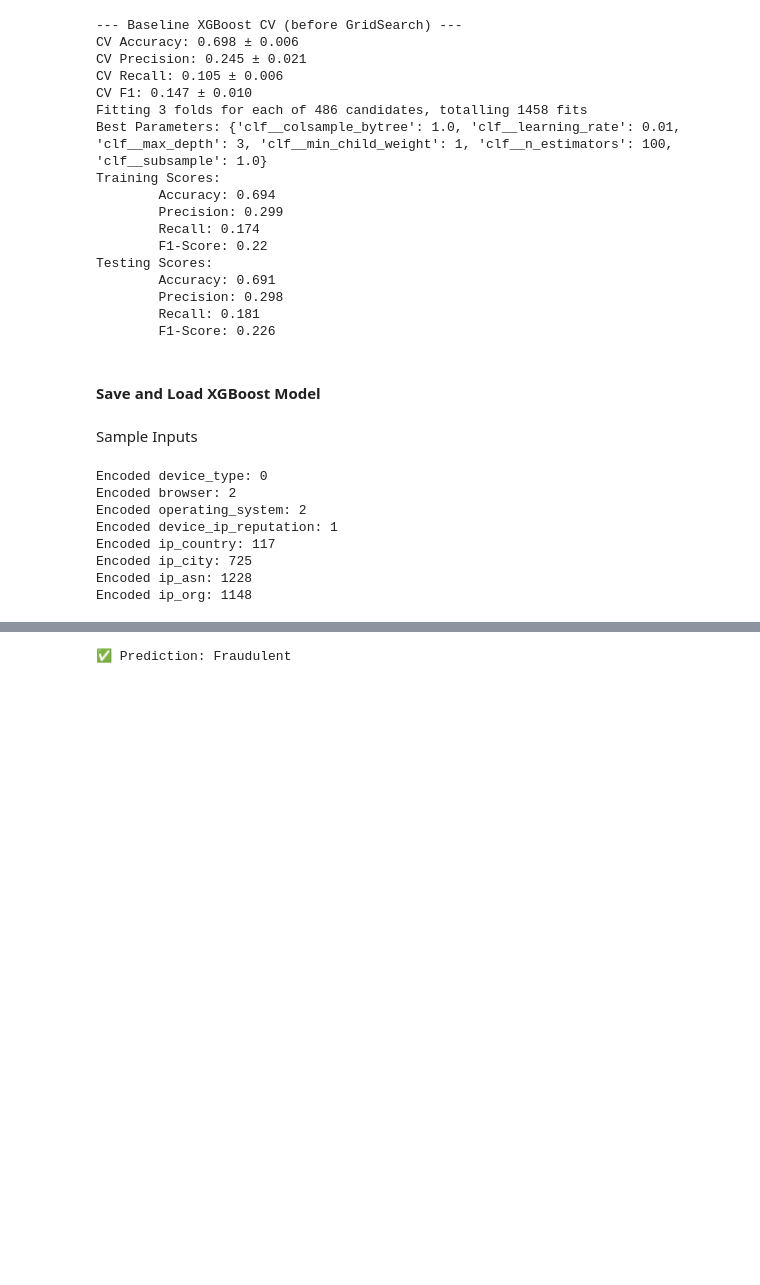
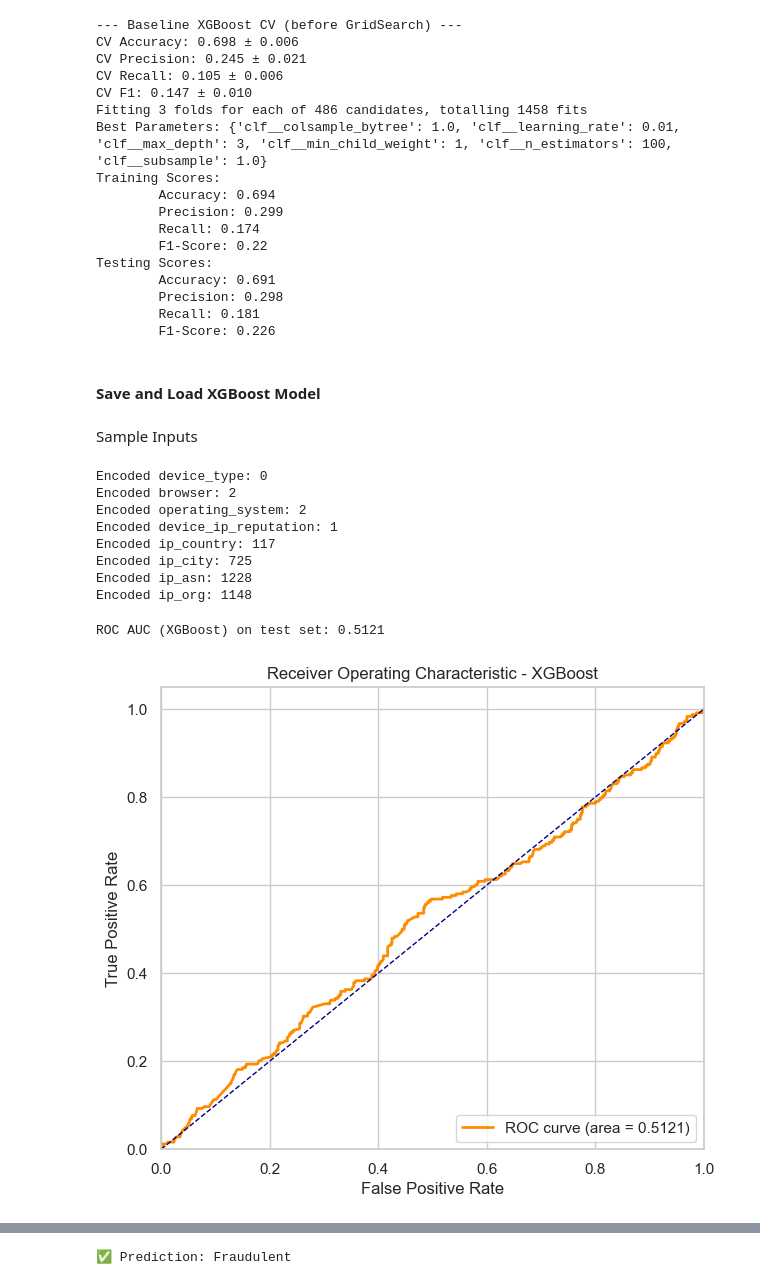
Before and after one commit to achintha-alahakoon/Fraud-Detection, a Jupyter notebook: backend/model1.ipynb, the cells around one changed output, grey strips where cells are left out. Cells and saved outputs as stored; diff of their text form; code cells hidden in the pictures; blank space fills up the shorter version.

Commit message:
Modified Ensemble Model

```diff
--- a/backend/model1.ipynb
+++ b/backend/model1.ipynb
@@ -781,3 +781,46 @@ Encoded ip_country: 117
 Encoded ip_city: 725
 Encoded ip_asn: 1228
 Encoded ip_org: 1148
+# %%
+# --- ROC-AUC for XGBoost on test set ---
+from sklearn.metrics import roc_auc_score, roc_curve, auc
+import matplotlib.pyplot as plt
+
+# Use loaded_xgb if present (loaded from disk), otherwise try best_xgb or xgb_pipe/best estimator
+model = globals().get('loaded_xgb', None) or globals().get('best_xgb', None) or globals().get('xgb_pipe', None) or globals().get('xgb', None)
+if model is None:
+    raise RuntimeError('No XGBoost model object found (loaded_xgb, best_xgb, or xgb_pipe expected in namespace)')
+
+# If the model is a pipeline, extract the final estimator for predict_proba (pipeline.predict_proba works too)
+try:
+    y_prob = model.predict_proba(X_test)[:, 1]
+except Exception as e:
+    # Try pipeline case where model is an estimator inside a pipeline saved as best_xgb['clf'] or similar
+    try:
+        # attempt to retrieve final estimator if it's a pipeline-like object
+        final = getattr(model, 'named_steps', {}).get('clf', model)
+        y_prob = final.predict_proba(X_test)[:, 1]
+    except Exception as e2:
+        raise RuntimeError(f'predict_proba failed on model: {e}; fallback also failed: {e2}')
+
+# Compute ROC AUC
+roc_auc = roc_auc_score(y_test, y_prob)
+fpr, tpr, thresholds = roc_curve(y_test, y_prob)
+
+print(f'ROC AUC (XGBoost) on test set: {roc_auc:.4f}')
+
+# Plot ROC curve
+plt.figure(figsize=(7,6))
+plt.plot(fpr, tpr, color='darkorange', lw=2, label=f'ROC curve (area = {roc_auc:.4f})')
+plt.plot([0, 1], [0, 1], color='navy', lw=1, linestyle='--')
+plt.xlim([0.0, 1.0])
+plt.ylim([0.0, 1.05])
+plt.xlabel('False Positive Rate')
+plt.ylabel('True Positive Rate')
+plt.title('Receiver Operating Characteristic - XGBoost')
+plt.legend(loc='lower right')
+plt.grid(True)
+plt.show()
+# %% [output]
+ROC AUC (XGBoost) on test set: 0.5121
+[figure, added]
```
Also changed, not shown: parts of 1 cell of this notebook, 7 other files.
